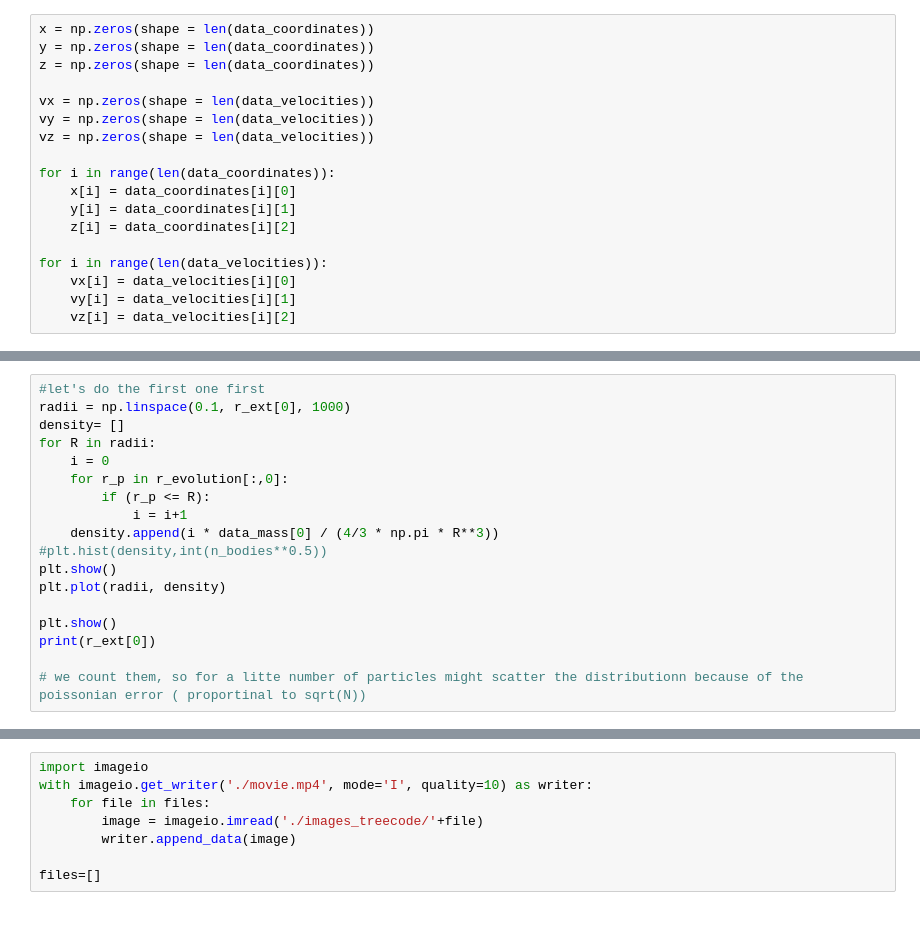
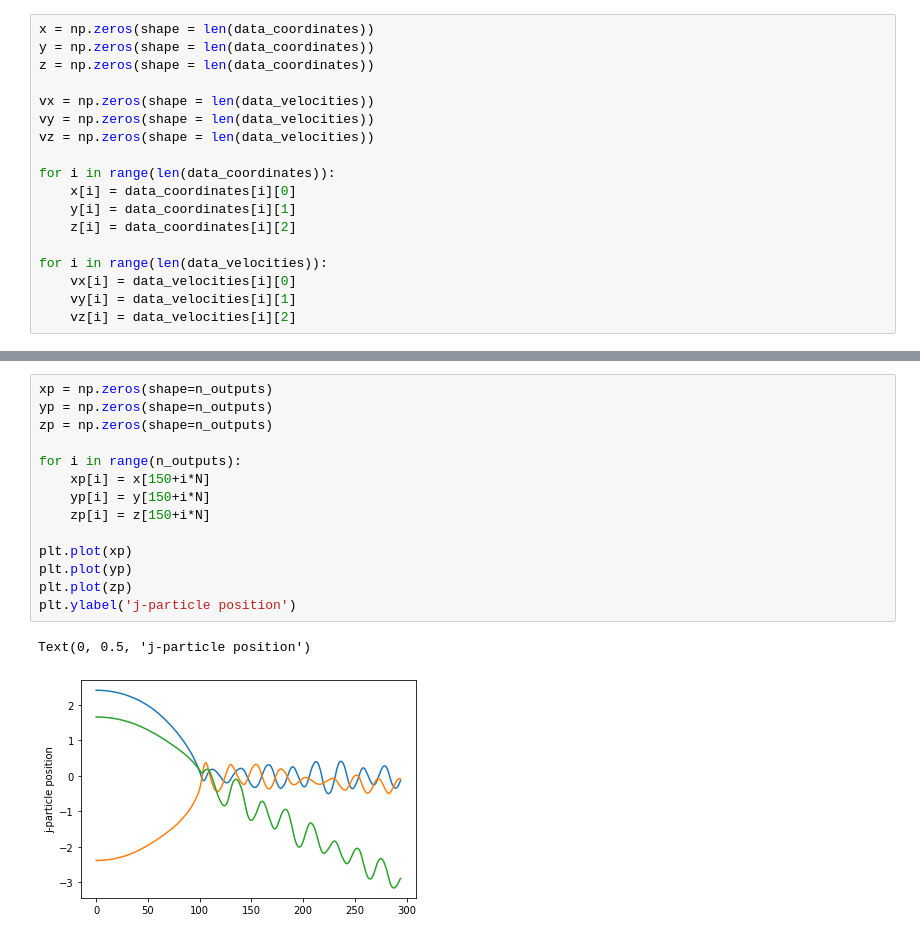
Before and after one commit to malvibellotti/Dynamics_experience3, a Jupyter notebook: Treecode_plots.ipynb, the cells around one changed output, grey strips where cells are left out. Drawn from its saved outputs; the diff is of its cells as text.

```diff
--- a/Treecode_plots.ipynb
+++ b/Treecode_plots.ipynb
@@ -293,18 +135,0 @@ print("I plotted the density over radii, just to see how it goes, we could do tw
-# %%
-#let's do the first one first
-radii = np.linspace(0.1, r_ext[0], 1000)
-density= []
-for R in radii:
-    i = 0
-    for r_p in r_evolution[:,0]:
-        if (r_p <= R):
-            i = i+1
-    density.append(i * data_mass[0] / (4/3 * np.pi * R**3))
-#plt.hist(density,int(n_bodies**0.5))
-plt.show()
-plt.plot(radii, density)
-
-plt.show()
-print(r_ext[0])
-
-# we count them, so for a litte number of particles might scatter the distributionn because of the poissonian error ( proportinal to sqrt(N))
@@ -345,8 +136,17 @@ print(files)
-# %%
-import imageio
-with imageio.get_writer('./movie.mp4', mode='I', quality=10) as writer:
-    for file in files:
-        image = imageio.imread('./images_treecode/'+file)
-        writer.append_data(image)
-
-files=[]
+# %%
+xp = np.zeros(shape=n_outputs)
+yp = np.zeros(shape=n_outputs)
+zp = np.zeros(shape=n_outputs)
+
+for i in range(n_outputs):
+    xp[i] = x[150+i*N]
+    yp[i] = y[150+i*N]
+    zp[i] = z[150+i*N]
+
+plt.plot(xp)
+plt.plot(yp)
+plt.plot(zp)
+plt.ylabel('j-particle position')
+# %% [output]
+Text(0, 0.5, 'j-particle position')
+[figure, added]
```
Also changed, not shown: parts of 25 cells of this notebook.
